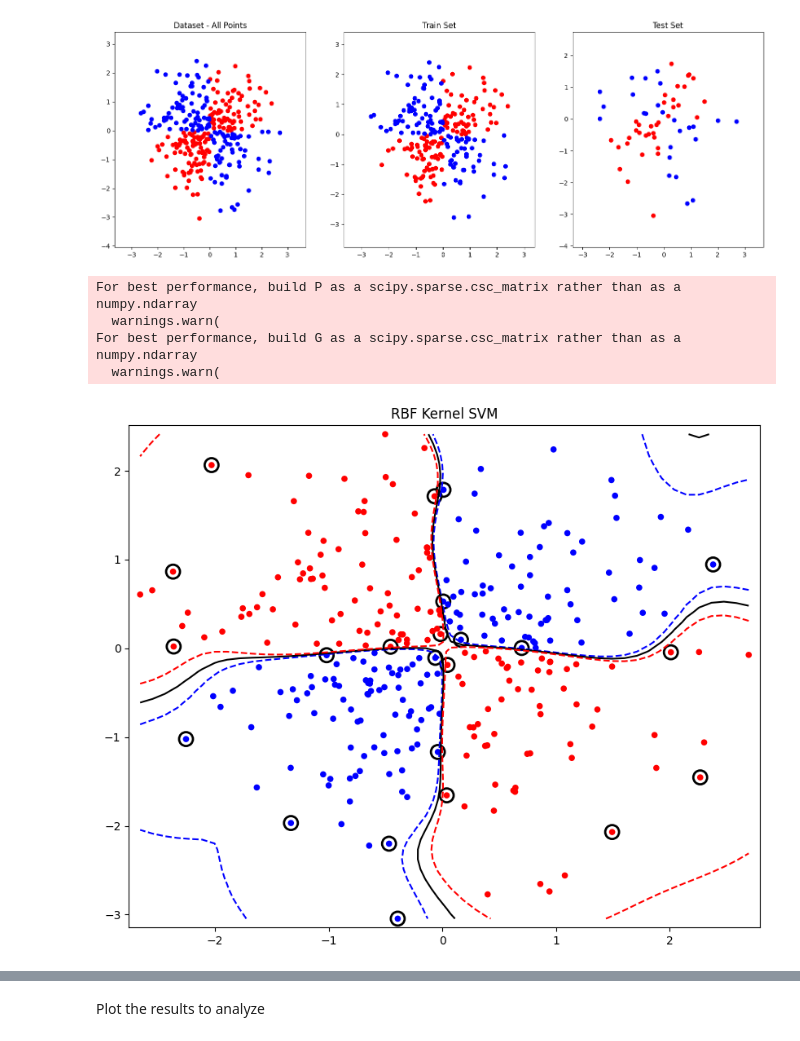
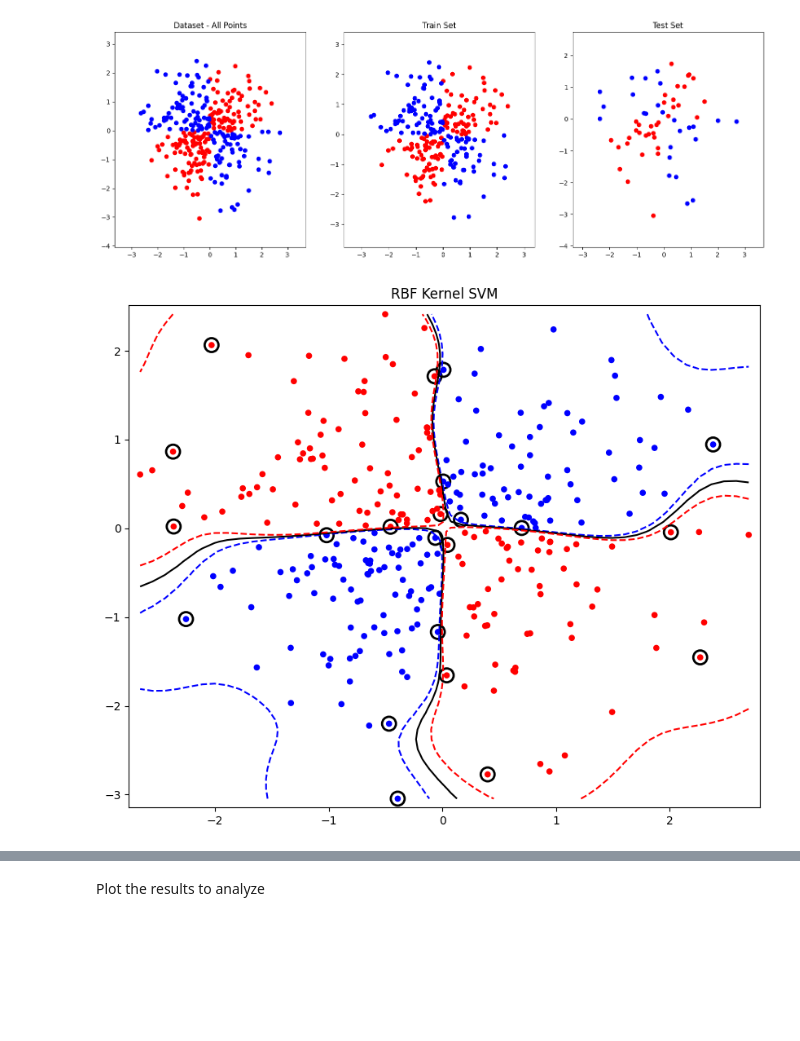
Before and after one commit to OmerKriger/IntroMachineLearning-SVM, a Jupyter notebook: HomeAssignment4 - Code.ipynb, the cells around one changed output, grey strips where cells are left out. Cells and saved outputs as stored; diff of their text form; code cells hidden in the pictures; blank space fills up the shorter version.

```diff
--- a/HomeAssignment4 - Code.ipynb
+++ b/HomeAssignment4 - Code.ipynb
@@ -217,14 +212,10 @@ def svm_dual_kernel(X, y, ker, *args:float, threshold=None, max_iter=1000):
     return alpha
 # %%
 # RBF Kernel for ALL Dataset - Example
-gamma = 1
+gamma = 0.005
 alpha = svm_dual_kernel(X, y, RBF_kernel, gamma)
 plot_classifier_kernel(alpha, X, y, RBF_kernel, gamma, s_point=20,s_circule=150,threshold=0.95,title='RBF Kernel SVM')
 # %% [output]
-For best performance, build P as a scipy.sparse.csc_matrix rather than as a numpy.ndarray
-  warnings.warn(
-For best performance, build G as a scipy.sparse.csc_matrix rather than as a numpy.ndarray
-  warnings.warn(
-[figure, old version]
+[figure, new version]
 # %%
 # Polynomial Kernel for ALL Dataset - Example
```
Also changed, not shown: parts of 11 cells of this notebook.
